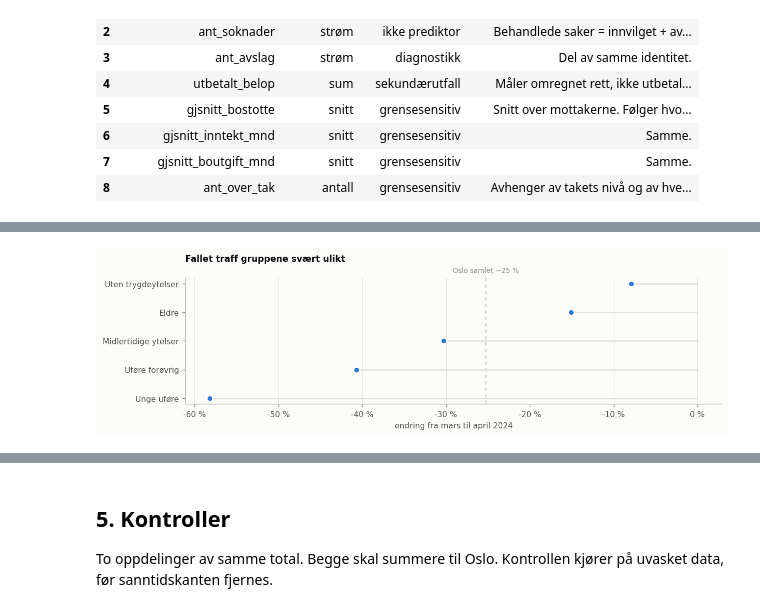
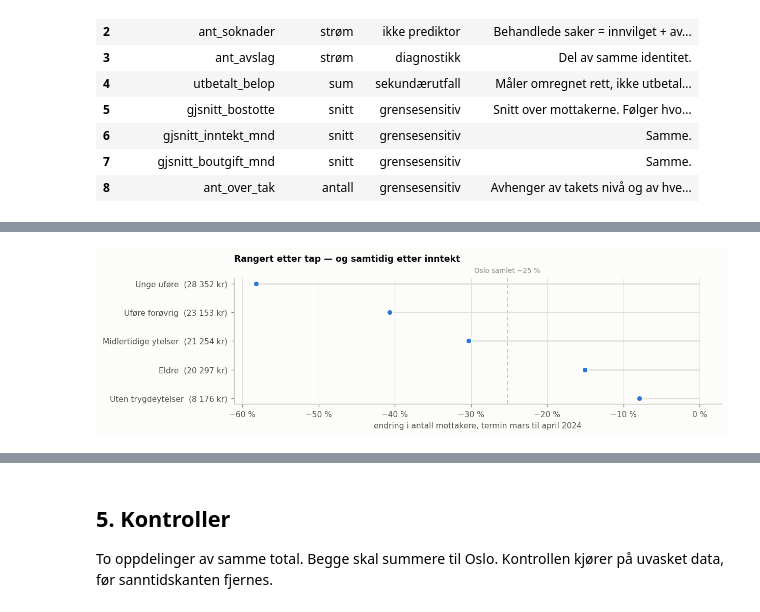
Before and after one commit to Torcode/bostotte-oslo, a Jupyter notebook: notebooks/bostotte_01_grunnlag.ipynb, the cells around one changed output, grey strips where cells are left out. Saved outputs shown, nothing was run; the diff lists cells and outputs as text; code cells hidden in the pictures.

```diff
--- a/notebooks/bostotte_01_grunnlag.ipynb
+++ b/notebooks/bostotte_01_grunnlag.ipynb
@@ -319,10 +597,0 @@ tallene.
-# %%
-KOL = ["ant_husstander_termin", "gjsnitt_inntekt_mnd",
-       "gjsnitt_boutgift_mnd", "gjsnitt_bostotte", "ant_over_tak"]
-oi = o.set_index("dato")
-f, e = oi.loc[pd.Timestamp("2024-03-01"), KOL], oi.loc[pd.Timestamp("2024-04-01"), KOL]
-
-april = pd.DataFrame({"mars 2024": f.round(0), "april 2024": e.round(0),
-                      "endring": (100*(e/f - 1)).round(1).astype(str) + " %"})
-april.index.name = None
-april
@@ -370,28 +607,25 @@ traff avviklingen den.
 # %%
-KORT = {"Husstander med midlertidige trygdeytelser": "Midlertidige ytelser",
-        "Husstander uten trygdeytelser": "Uten trygdeytelser",
-        "Uføre forøvrig": "Uføre forøvrig", "Unge uføre": "Unge uføre",
-        "Eldre": "Eldre"}
+d = test.sort_values("tap %", ascending=False)
+oslo_pst = 100*(paa_termin("ant_husstander_termin", BRUDD) /
+                paa_termin("ant_husstander_termin", FOER) - 1)
 
-d = dek.sort_values("prosent")
 fig, ax = plt.subplots(figsize=(9.6, 2.9))
 y = np.arange(len(d))
-ax.hlines(y, 0, d.prosent, color=RUTE, lw=1.4)
-ax.plot(d.prosent, y, "o", ms=6.5, color=SERIE[0],
+ax.hlines(y, 0, d["tap %"], color=RUTE, lw=1.4)
+ax.plot(d["tap %"], y, "o", ms=6.5, color=SERIE[0],
         markeredgecolor="#fcfcfb", markeredgewidth=1.4, zorder=3)
-ax.axvline(100*(e.ant_husstander_termin/f.ant_husstander_termin - 1),
-           color=BASIS, lw=1.0, ls=(0, (4, 3)), zorder=1)
-ax.set_yticks(y, [KORT[i] for i in d.index])
-ax.set_xlabel("endring fra mars til april 2024")
-ax.xaxis.set_major_formatter(plt.FuncFormatter(lambda v, _: f"{v:.0f} %"))
+ax.axvline(oslo_pst, color=BASIS, lw=1.0, ls=(0, (4, 3)), zorder=1)
+ax.set_yticks(y, [f"{navn}  ({kr:,.0f} kr)".replace(",", HARDT)
+                  for navn, kr in zip(d.index, d["snittinntekt før"])])
+ax.set_xlabel("endring i antall mottakere, termin mars til april 2024")
+ax.xaxis.set_major_formatter(
+    plt.FuncFormatter(lambda v, _: f"{v:.0f} %".replace("-", chr(8722))))
 ax.grid(axis="y", visible=False)
-ax.set_title("Fallet traff gruppene svært ulikt", pad=18)
-oslo_pst = 100*(e.ant_husstander_termin/f.ant_husstander_termin - 1)
-etikett = f"Oslo samlet {oslo_pst:.0f} %".replace("-", chr(8722))
-ax.annotate(etikett, xy=(oslo_pst, 1.0),
-            xycoords=("data", "axes fraction"), xytext=(0, 4),
-            textcoords="offset points", ha="center", va="bottom",
+ax.set_title("Rangert etter tap — og samtidig etter inntekt", pad=18)
+ax.annotate(f"Oslo samlet {oslo_pst:.0f} %".replace("-", chr(8722)),
+            xy=(oslo_pst, 1.0), xycoords=("data", "axes fraction"),
+            xytext=(0, 4), textcoords="offset points", ha="center", va="bottom",
             fontsize=7.5, color=DEMPET, annotation_clip=False)
 fig.tight_layout(); plt.show()
 # %% [output]
-[figure, old version]
+[figure, new version]
```
Also changed, not shown: parts of 27 cells of this notebook.
